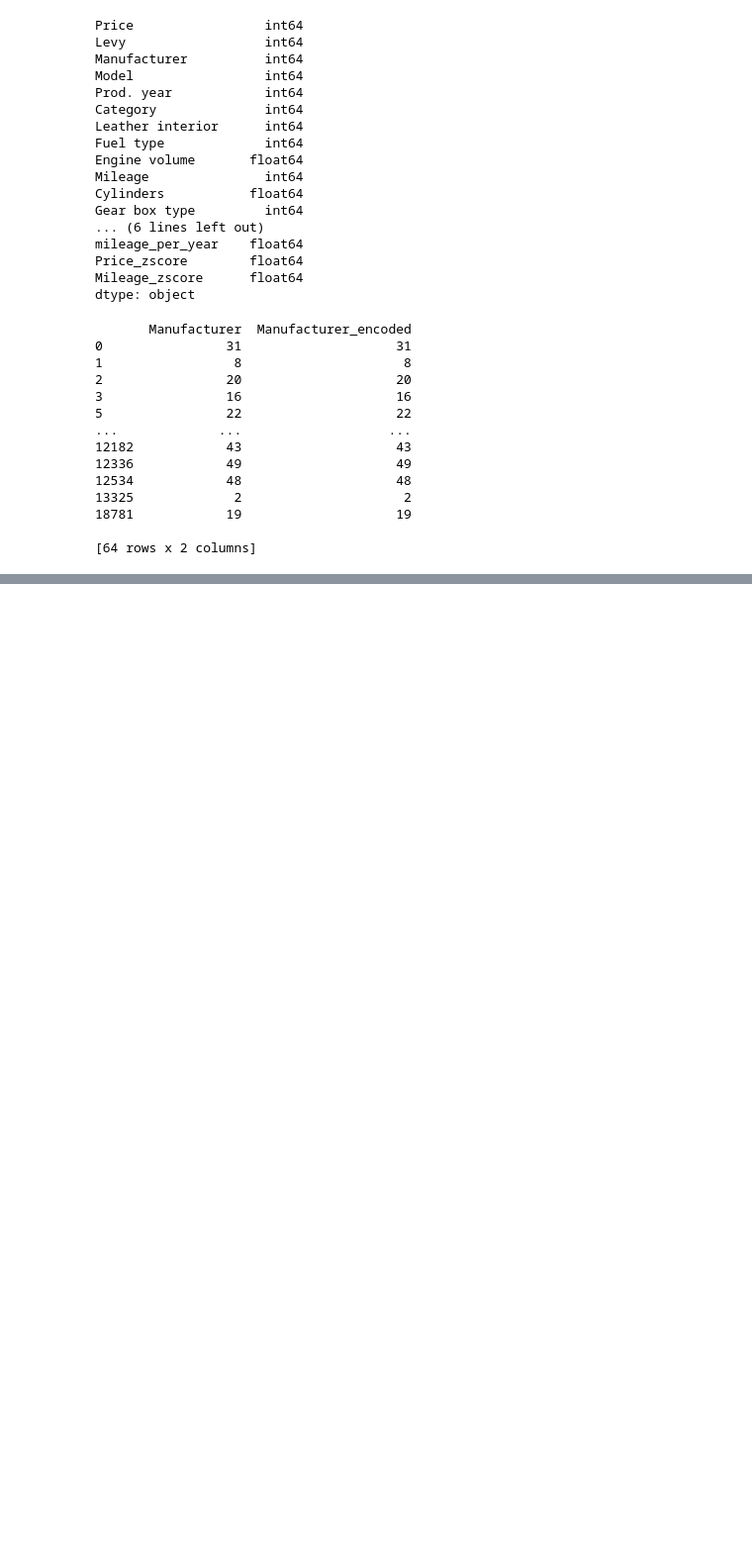
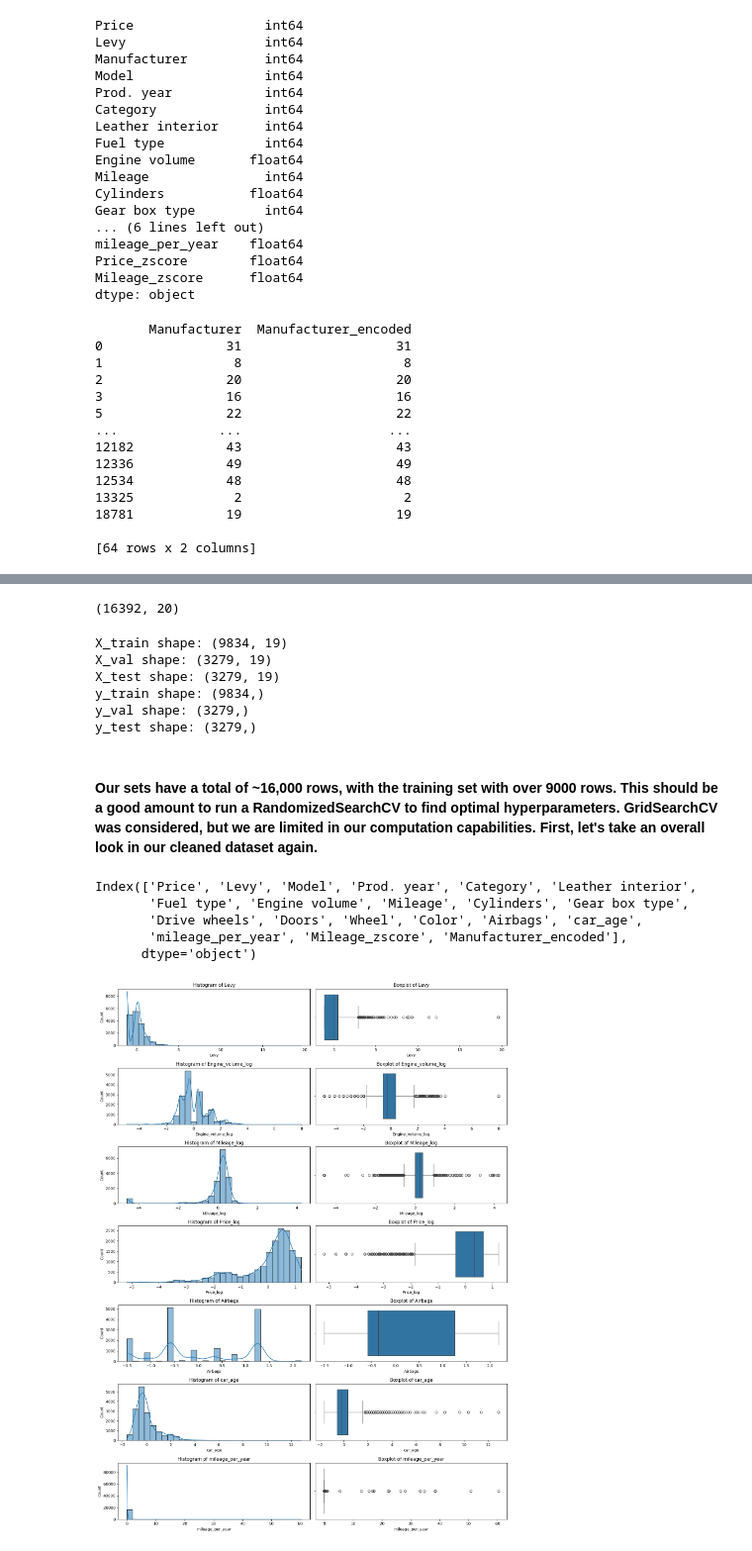
Before and after one commit to sameer-karim/w207-final-project, a Jupyter notebook: DT_car_price_prediction.ipynb, the cells around one changed output, grey strips where cells are left out. Shown: that part at 99% size. Drawn from its saved outputs; the diff is of its cells as text; code cells hidden in the pictures; blank space fills up the shorter version.

```diff
--- a/DT_car_price_prediction.ipynb
+++ b/DT_car_price_prediction.ipynb
@@ -458,6 +454,6 @@ df_cleaned = df[(df['Price'] >= (Q1 - 1.5 * IQR)) & (df['Price'] <= (Q3 + 1.5 *
 # %%
-# Drop original categorical columns if necessary
-df_cleaned = df_cleaned.drop(columns=['Manufacturer'])
+# Drop original target-related columns if necessary
+df_cleaned = df_cleaned.drop(columns=['Price_zscore', 'Manufacturer'])
 
 # Recalculate features and labels
 column_names_list = list(df_cleaned.columns)
@@ -474,3 +470,62 @@ scaler = StandardScaler()
 X_train_scaled = scaler.fit_transform(X_train)
 X_val_scaled = scaler.transform(X_val)
 X_test_scaled = scaler.transform(X_test)
+# %%
+df_cleaned.shape
+# %% [output]
+(16392, 20)
+# %%
+print('X_train shape:', X_train.shape)
+print('X_val shape:', X_val.shape)
+print('X_test shape:', X_test.shape)
+print('y_train shape:', y_train.shape)
+print('y_val shape:', y_val.shape)
+print('y_test shape:', y_test.shape)
+# %% [output]
+X_train shape: (9834, 19)
+X_val shape: (3279, 19)
+X_test shape: (3279, 19)
+y_train shape: (9834,)
+y_val shape: (3279,)
+y_test shape: (3279,)
+# %% [markdown]
+#### Our sets have a total of ~16,000 rows, with the training set with over 9000 rows. This should be a good amount to run a RandomizedSearchCV to find optimal hyperparameters. GridSearchCV was considered, but we are limited in our computation capabilities. First, let's take an overall look in our cleaned dataset again.
+# %%
+df_cleaned.columns
+# %% [output]
+Index(['Price', 'Levy', 'Model', 'Prod. year', 'Category', 'Leather interior',
+       'Fuel type', 'Engine volume', 'Mileage', 'Cylinders', 'Gear box type',
+       'Drive wheels', 'Doors', 'Wheel', 'Color', 'Airbags', 'car_age',
+       'mileage_per_year', 'Mileage_zscore', 'Manufacturer_encoded'],
+      dtype='object')
+# %%
+# Apply log transformation to skewed continuous variables
+df_cleaned['Price_log'] = np.log1p(df_cleaned['Price'])
+df_cleaned['Mileage_log'] = np.log1p(df_cleaned['Mileage'])
+df_cleaned['Engine_volume_log'] = np.log1p(df_cleaned['Engine volume'])
+
+# Standardize the numerical features
+numerical_features = ['Levy', 'Engine_volume_log', 'Mileage_log', 'Price_log', 'Airbags', 'car_age', 'mileage_per_year']
+scaler = StandardScaler()
+df_cleaned[numerical_features] = scaler.fit_transform(df_cleaned[numerical_features])
+
+# Plot histograms and boxplots for the transformed features
+plt.figure(figsize=(15, 20))
+
+# Histograms
+for i, feature in enumerate(numerical_features):
+    plt.subplot(len(numerical_features), 2, 2*i+1)
+    sns.histplot(df_cleaned[feature], bins=30, kde=True)
+    plt.title(f'Histogram of {feature}')
+    plt.xlabel(feature)
+    plt.ylabel('Count')
+
+    plt.subplot(len(numerical_features), 2, 2*i+2)
+    sns.boxplot(x=df_cleaned[feature])
+    plt.title(f'Boxplot of {feature}')
+    plt.xlabel(feature)
+
+plt.tight_layout()
+plt.show()
+# %% [output]
+[figure, added]
```
Also changed, not shown: parts of 20 cells of this notebook.
